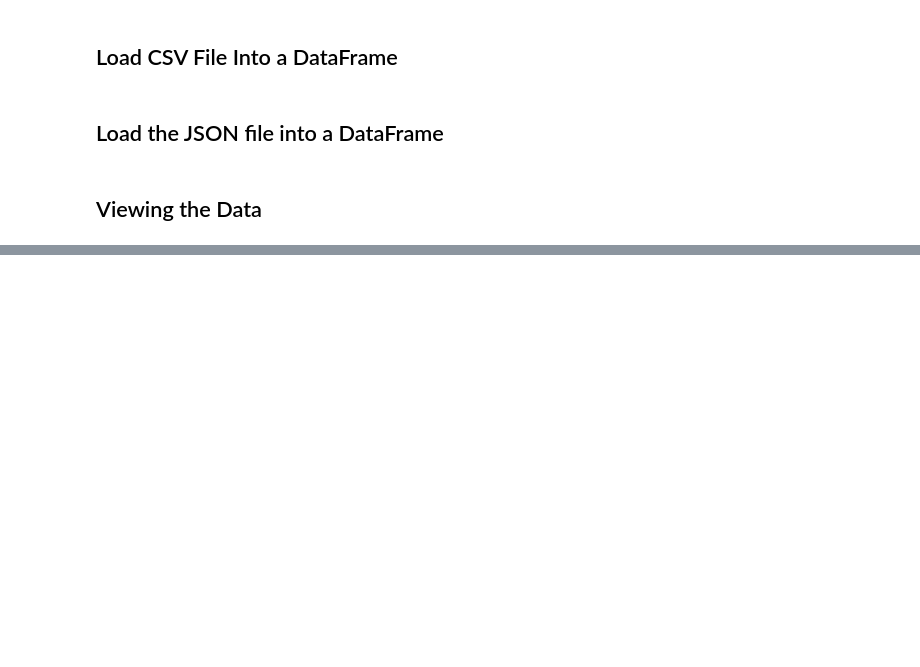
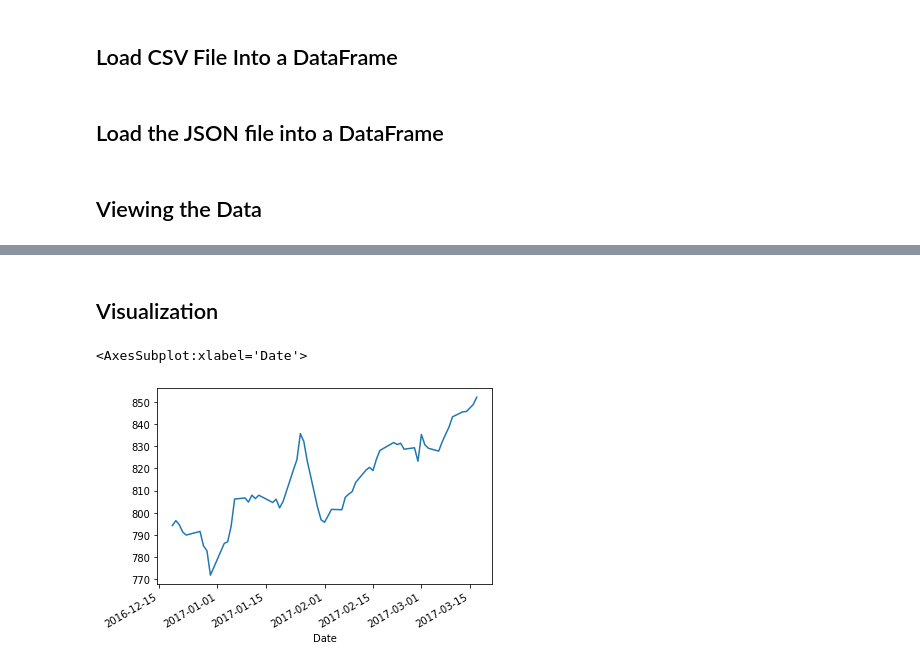
Before and after one commit to lamhq/tech-notes, a Jupyter notebook: pandas/dataframes.ipynb, the cells around one changed output, grey strips where cells are left out. Drawn from its saved outputs; the diff is of its cells as text; code cells hidden in the pictures; blank space fills up the shorter version.

Commit message:
research pandas

```diff
--- a/pandas/dataframes.ipynb
+++ b/pandas/dataframes.ipynb
@@ -55,10 +106,6 @@ print(df.to_string())
 # %% [markdown]
 ## Viewing the Data
 # %%
-import pandas as pd
-
-df = pd.read_csv('data.csv', sep=';')
-
 # printing the first 5 rows of the DataFrame
 print(df.head())
 
@@ -69,0 +135,8 @@ print(df.info())
+# %% [markdown]
+## Visualization
+# %%
+# plots the values in the Close column
+df.Close.plot()
+# %% [output]
+<AxesSubplot:xlabel='Date'>
+[figure, added]
```
Also changed, not shown: parts of 26 cells of this notebook, 5 other files.
